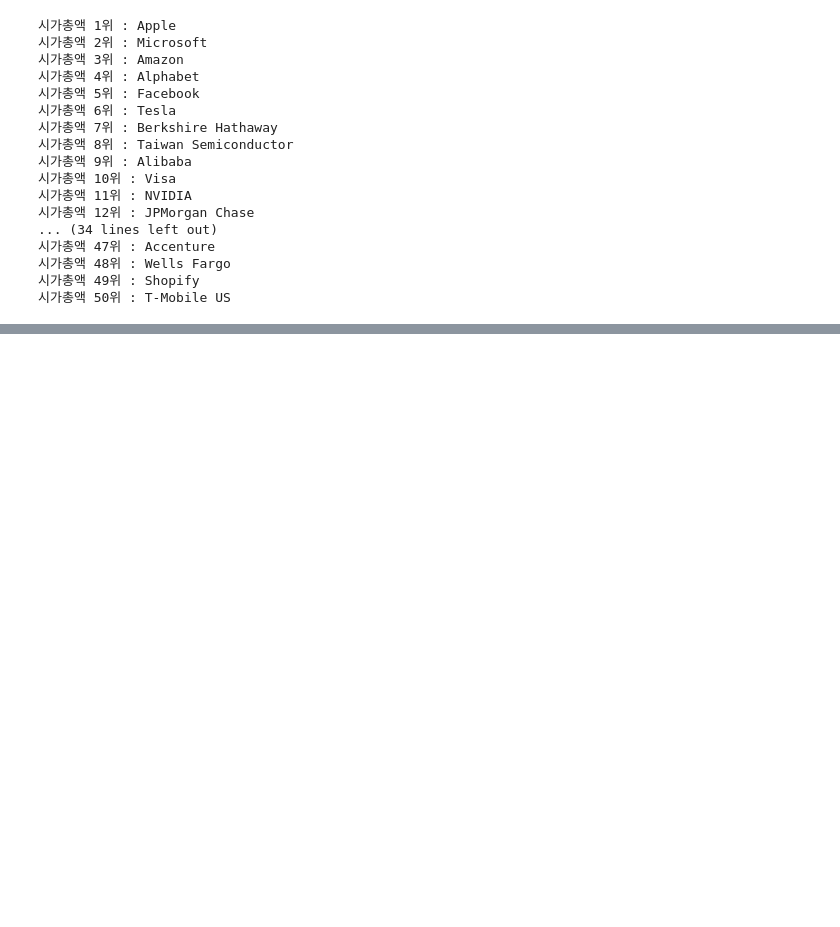
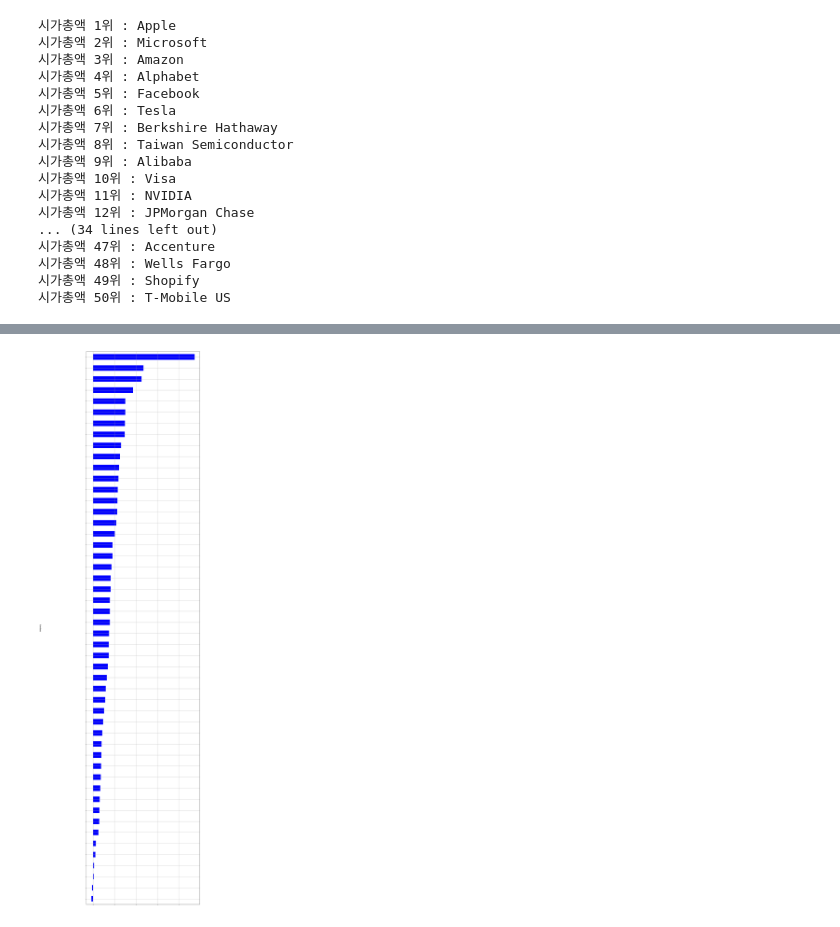
Before and after one commit to JinSuJinSu/jupyter-notebook, a Jupyter notebook: google-crawling.ipynb, the cells around one changed output, grey strips where cells are left out. Cells and saved outputs as stored; diff of their text form; code cells hidden in the pictures; blank space fills up the shorter version.

```diff
--- a/google-crawling.ipynb
+++ b/google-crawling.ipynb
@@ -301,0 +191,8 @@ plt.show()
+# %%
+stock_increase_2 = stock_increase_2.sort_values(by='year_increase', ascending=True)
+stock_increase_2['year_increase'].plot(kind='barh',grid=True, figsize=(10,50), color='blue')
+plt.xticks(fontsize=16, color='white')
+plt.yticks(fontsize=16, color='white')
+plt.show()
+# %% [output]
+[figure, added]
```
Also changed, not shown: parts of 53 cells of this notebook, 4 other files.
